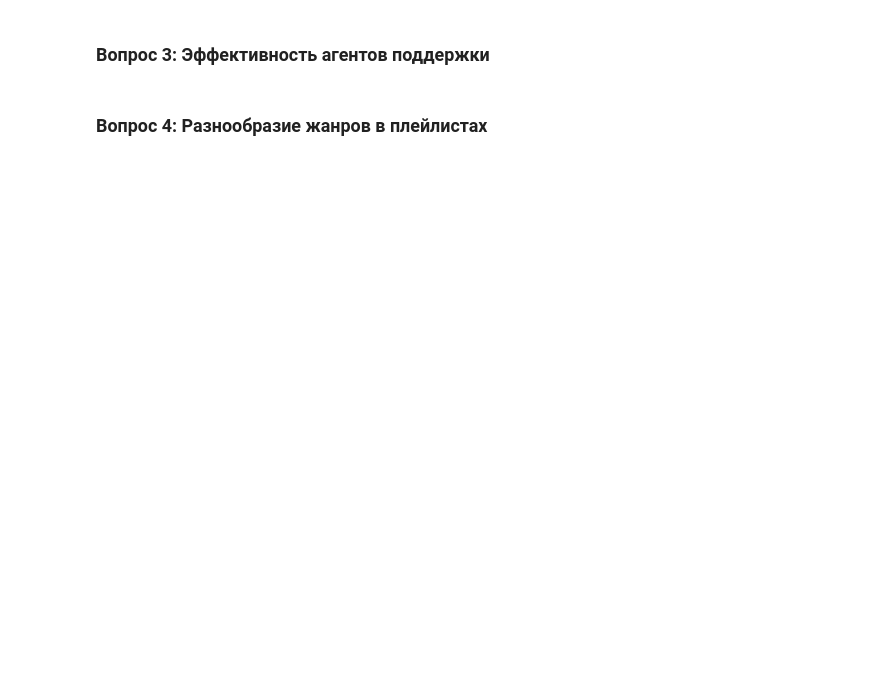
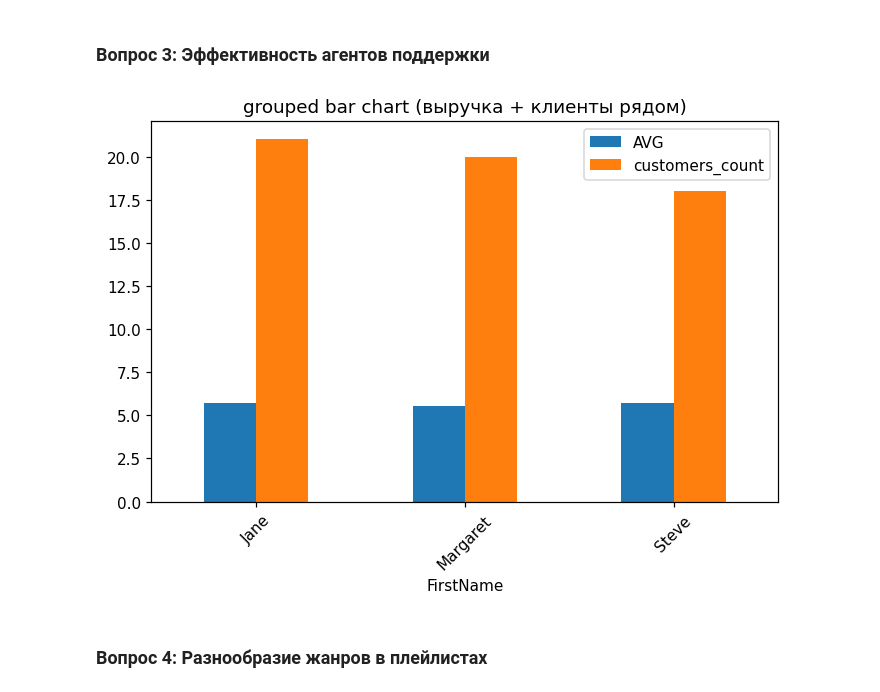
Before and after one commit to DarkAPT/TSU-Practice-1-2, a Jupyter notebook: 1st_practice/practice_git_python_sql.ipynb, the cells around one changed output. Saved outputs shown, nothing was run; the diff lists cells and outputs as text; code cells hidden in the pictures; blank space fills up the shorter version.

```diff
--- a/1st_practice/practice_git_python_sql.ipynb
+++ b/1st_practice/practice_git_python_sql.ipynb
@@ -1353,16 +1366,26 @@ mini-analysis/
 # %% [markdown]
 ### Вопрос 3: Эффективность агентов поддержки
 # %%
-# ИТОГ Q3: Кто из Sales Support Agent эффективнее?
-# Метрики: кол-во клиентов, суммарная выручка, средний чек (Total/кол-во заказов)
-# Таблицы: Employee → Customer → Invoice
-# Визуализация: grouped bar chart (выручка + клиенты рядом)
+new_most_total_revenue = sql(
+    """
+    SELECT e.FirstName, COUNT(DISTINCT c.CustomerId) as customers_count, SUM(i.Total) as total_revenue, COUNT(i.InvoiceId) as orders_count
+    FROM Employee e
+    JOIN Customer c ON c.SupportRepId == e.EmployeeId
+    JOIN Invoice i ON i.CustomerId == c.CustomerId
+    WHERE e.Title LIKE '%Sales%'
+    GROUP BY c.SupportRepId
+    ORDER BY total_revenue DESC
+    """
+)
+new_most_total_revenue['AVG'] = new_most_total_revenue['total_revenue'] / new_most_total_revenue['orders_count']
 
-# TODO: SQL
-
-
-
-# TODO: matplotlib
+new_most_total_revenue[["AVG","customers_count","FirstName"]].set_index("FirstName").plot.bar()
+plt.title("grouped bar chart (выручка + клиенты рядом)")
+plt.xticks(rotation=45)
+plt.tight_layout()
+plt.show()
+# %% [output]
+[figure, added]
 # %% [markdown]
 ### Вопрос 4: Разнообразие жанров в плейлистах
 # %%
```
Also changed, not shown: parts of 10 cells of this notebook, 2 other files.
